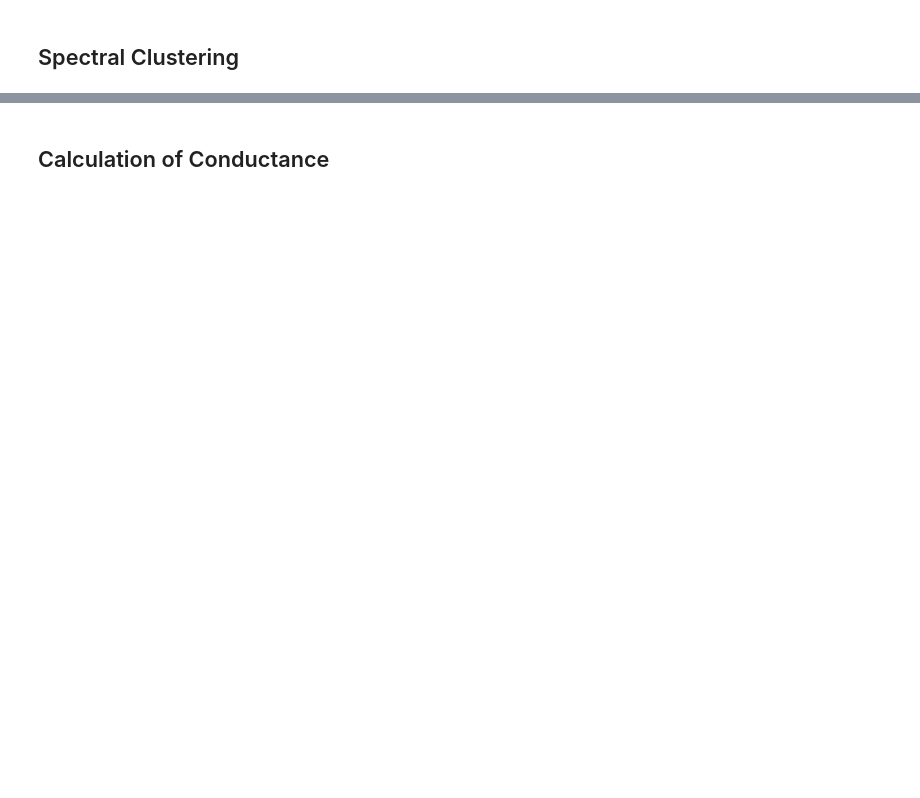
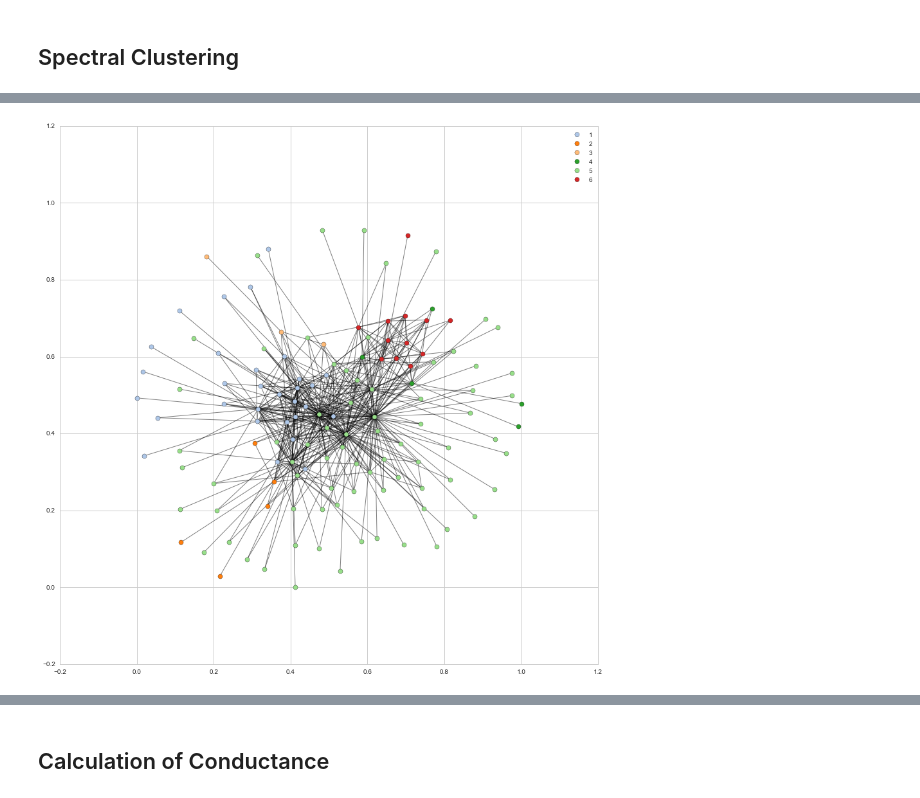
Before and after one commit to mydu/bilateral-vis, a Jupyter notebook: data-processing.ipynb, the cells around one changed output, grey strips where cells are left out. Cells and saved outputs as stored; diff of their text form; code cells hidden in the pictures; blank space fills up the shorter version.

```diff
--- a/data-processing.ipynb
+++ b/data-processing.ipynb
@@ -131,5 +129,5 @@ plt.plot(sorted(np.linalg.eig(Lap_nom)[0][0:58]))
 # %%
-k = 12
+k = 10
 selected_vec = np.zeros([len(eig_val),k])
 thr = sorted(eig_val)[k-1]
 eig_val, eig_vec = np.linalg.eig(Lap_nom)
@@ -141,14 +139,30 @@ for i in range(len(eig_val)):
 # %%
 X = selected_vec
 # %%
-cluster_km = KMeans(n_clusters = 8,max_iter = 10000,tol = 0.00000001)
+cluster_km = KMeans(n_clusters = k_community,max_iter = 10000,tol = 0.00000001)
 features_spectre = X
 cluster_km.fit(features_spectre)
 pred = cluster_km.predict(X)
 
-dict_predict = {}
+dict_predict_spec = {}
 for i in range(len(G.nodes())):
-    dict_predict.update(
+    dict_predict_spec.update(
     {
             G.nodes()[i] : int(pred[i])
         })
+
+plt.figure(figsize = [15,15])
+count = 0
+for com in set(dict_predict_spec.values()) :
+    count = count + 1
+    list_nodes = [nodes for nodes in dict_predict_spec.keys()
+                                if dict_predict_spec[nodes] == com]
+    nx.draw_networkx_nodes(G, pos, list_nodes, node_size = 50,
+                                node_color = colors[count],label = count)
+
+plt.legend()
+nx.draw_networkx_edges(G,pos, alpha=0.5)
+
+plt.show()
+# %% [output]
+[figure, added]
```
Also changed, not shown: parts of 39 cells of this notebook.
